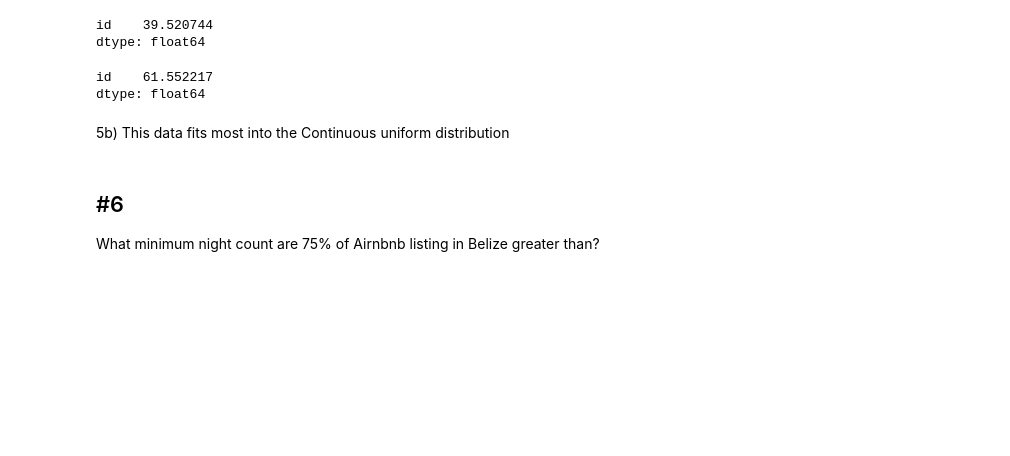
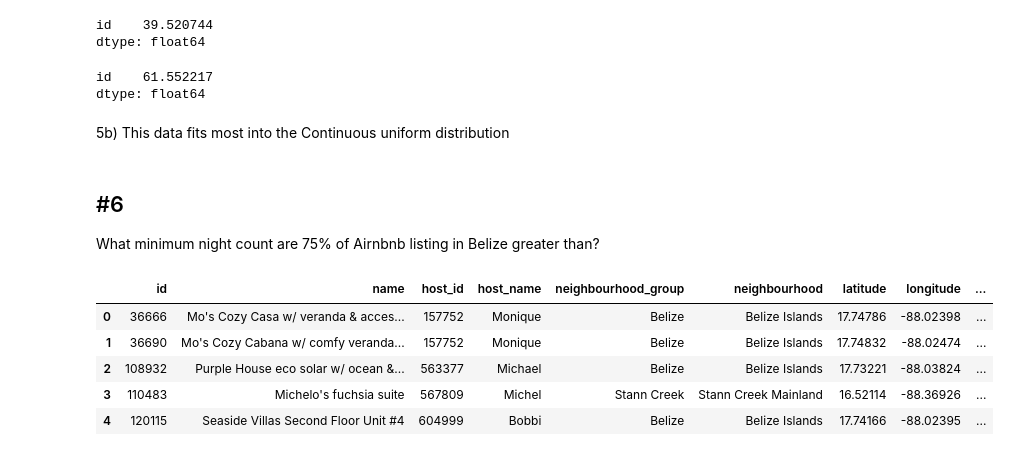
Before and after one commit to olesiam10/Homework, a Jupyter notebook: HW_week9.ipynb, the cells around one changed output. Saved outputs shown, nothing was run; the diff lists cells and outputs as text; code cells hidden in the pictures; blank space fills up the shorter version.

```diff
--- a/HW_week9.ipynb
+++ b/HW_week9.ipynb
@@ -170,3 +170,12 @@ dtype: float64
 # %% [markdown]
 ##  #6
 What minimum night count are 75% of Airnbnb listing in Belize greater than?
+# %%
+belize_df.head()
+# %% [output]
+|  | id | name | host_id | host_name | neighbourhood_group | neighbourhood | latitude | longitude | ... |
+| 0 | 36666 | Mo's Cozy Casa w/ veranda & acces... | 157752 | Monique | Belize | Belize Islands | 17.74786 | -88.02398 | ... |
+| 1 | 36690 | Mo's Cozy Cabana w/ comfy veranda... | 157752 | Monique | Belize | Belize Islands | 17.74832 | -88.02474 | ... |
+| 2 | 108932 | Purple House eco solar w/ ocean &... | 563377 | Michael | Belize | Belize Islands | 17.73221 | -88.03824 | ... |
+| 3 | 110483 | Michelo's fuchsia suite | 567809 | Michel | Stann Creek | Stann Creek Mainland | 16.52114 | -88.36926 | ... |
+| 4 | 120115 | Seaside Villas Second Floor Unit #4 | 604999 | Bobbi | Belize | Belize Islands | 17.74166 | -88.02395 | ... |
```
Also changed, not shown: parts of 1 cell of this notebook, 5 other files.
